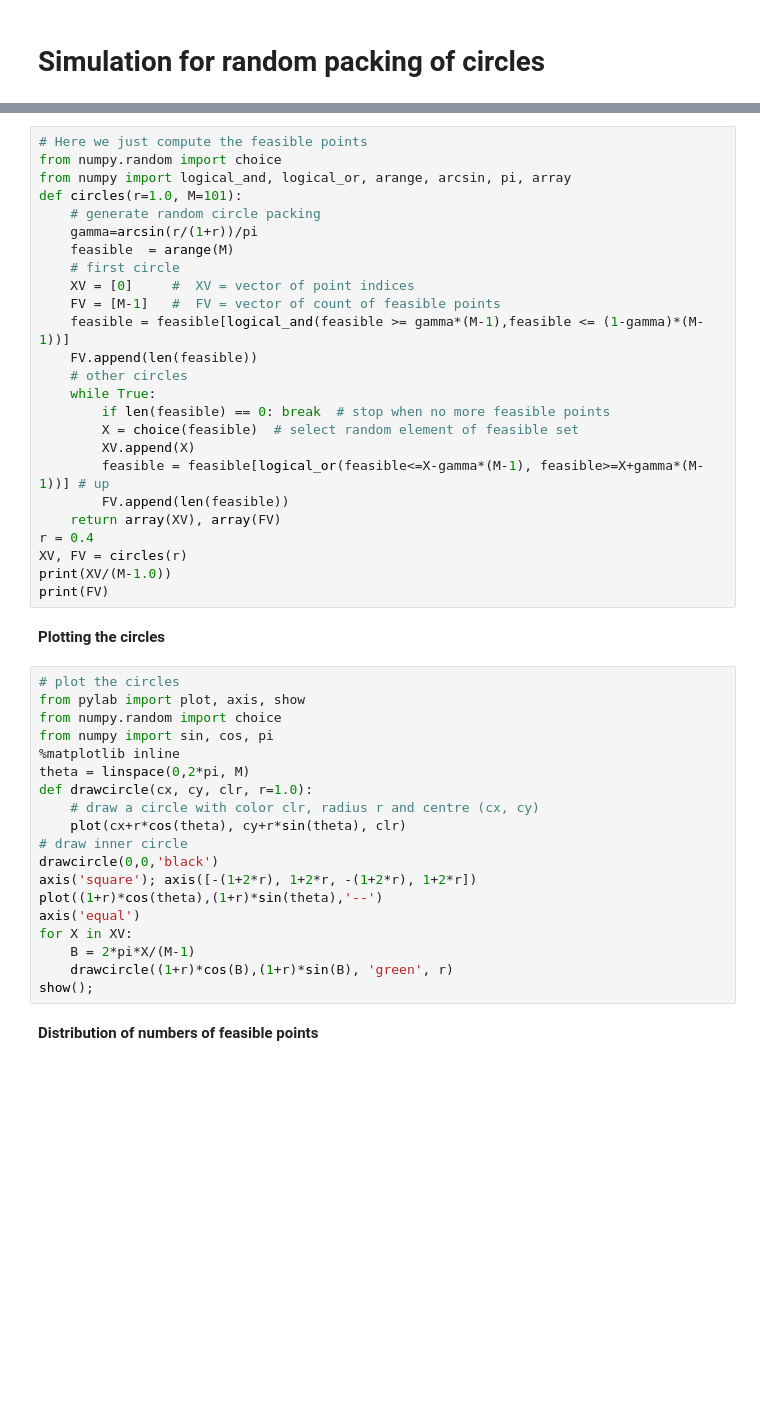
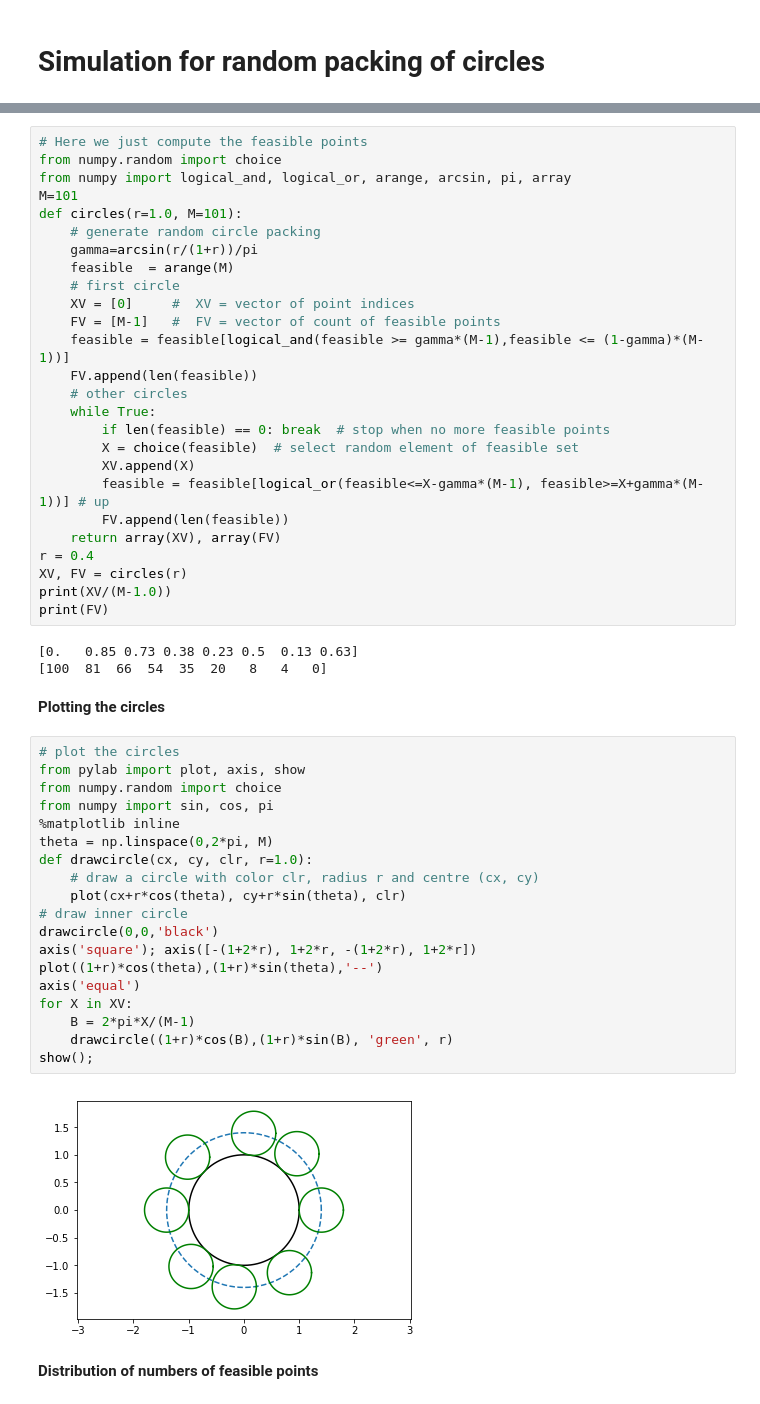
Before and after one commit to DrDrij/packing-circles, a Jupyter notebook: Random-Packing-of-Circles.ipynb, the cells around one changed output, grey strips where cells are left out. Saved outputs shown, nothing was run; the diff lists cells and outputs as text; blank space fills up the shorter version.

```diff
--- a/Random-Packing-of-Circles.ipynb
+++ b/Random-Packing-of-Circles.ipynb
@@ -4,6 +6,7 @@
 # Here we just compute the feasible points
 from numpy.random import choice
 from numpy import logical_and, logical_or, arange, arcsin, pi, array
+M=101
 def circles(r=1.0, M=101):
     # generate random circle packing
     gamma=arcsin(r/(1+r))/pi
@@ -25,27 +28,32 @@ r = 0.4
 XV, FV = circles(r)
 print(XV/(M-1.0))
 print(FV)
+# %% [output]
+[0.   0.85 0.73 0.38 0.23 0.5  0.13 0.63]
+[100  81  66  54  35  20   8   4   0]
 # %% [markdown]
 **Plotting the circles**
 # %%
 # plot the circles
 from pylab import plot, axis, show
 from numpy.random import choice
 from numpy import sin, cos, pi
 %matplotlib inline
-theta = linspace(0,2*pi, M)
+theta = np.linspace(0,2*pi, M)
 def drawcircle(cx, cy, clr, r=1.0):
     # draw a circle with color clr, radius r and centre (cx, cy)
     plot(cx+r*cos(theta), cy+r*sin(theta), clr)
 # draw inner circle
 drawcircle(0,0,'black')
 axis('square'); axis([-(1+2*r), 1+2*r, -(1+2*r), 1+2*r])
 plot((1+r)*cos(theta),(1+r)*sin(theta),'--')
 axis('equal')
 for X in XV:
     B = 2*pi*X/(M-1)
     drawcircle((1+r)*cos(B),(1+r)*sin(B), 'green', r)
 show();
+# %% [output]
+[figure, added]
 # %% [markdown]
 **Distribution of numbers of feasible points**
 # %%
```
Also changed, not shown: parts of 2 cells of this notebook.
